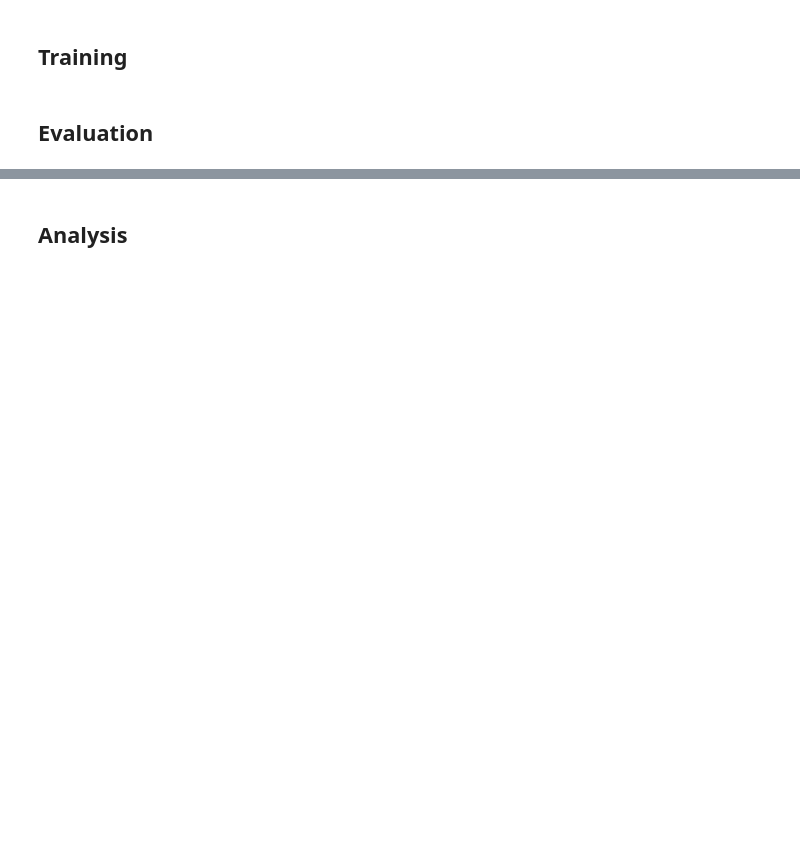
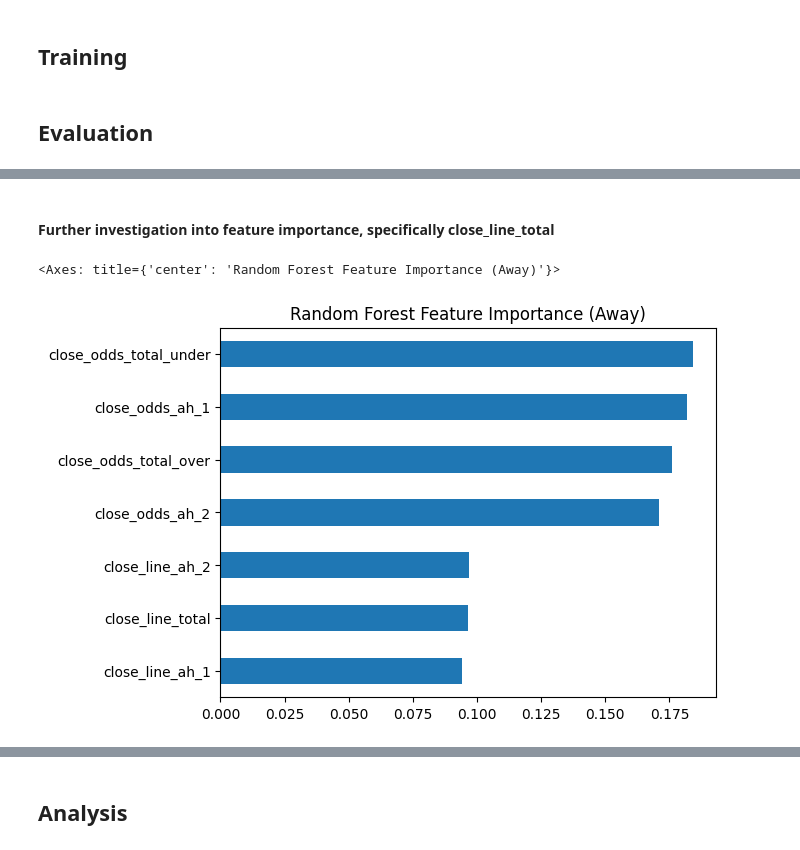
Before and after one commit to IsaacHog/ec-data-science-24, a Jupyter notebook: projekt_i_data_science/predict_team_corners_1st_half.IPYNB, the cells around one changed output, grey strips where cells are left out. Cells and saved outputs as stored; diff of their text form; code cells hidden in the pictures; blank space fills up the shorter version.

```diff
--- a/projekt_i_data_science/predict_team_corners_1st_half.IPYNB
+++ b/projekt_i_data_science/predict_team_corners_1st_half.IPYNB
@@ -104,0 +119,8 @@ GradientBoostingRegressor(random_state=42) - MAE: 1.22, RMSE: 1.55
+# %% [markdown]
+<h4>Further investigation into feature importance, specifically close_line_total
+# %%
+importances_rf = rf_away.feature_importances_
+pd.Series(importances_rf, index=features).sort_values().plot(kind='barh', title='Random Forest Feature Importance (Away)')
+# %% [output]
+<Axes: title={'center': 'Random Forest Feature Importance (Away)'}>
+[figure, added]
```
Also changed, not shown: parts of 16 cells of this notebook.
